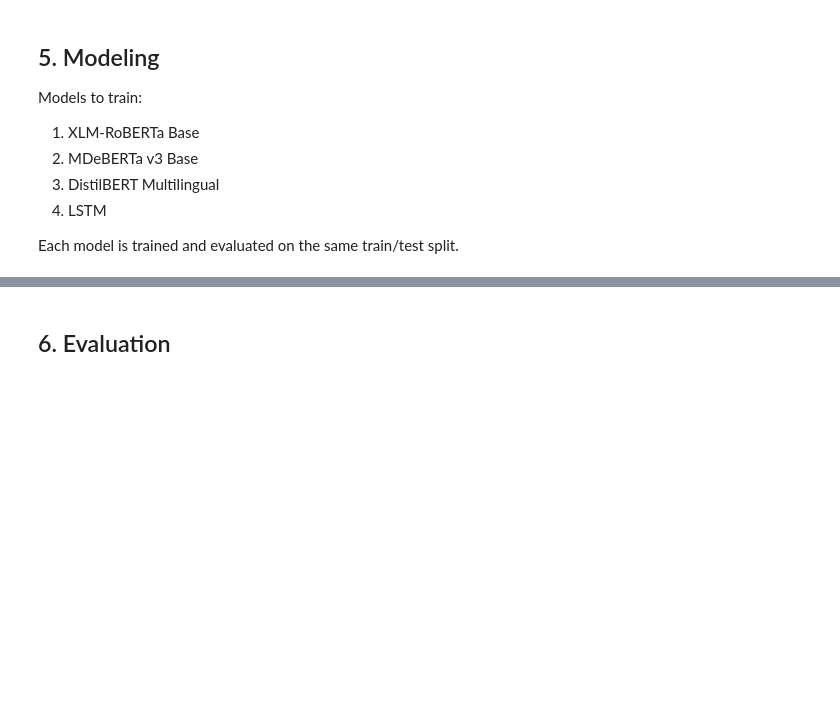
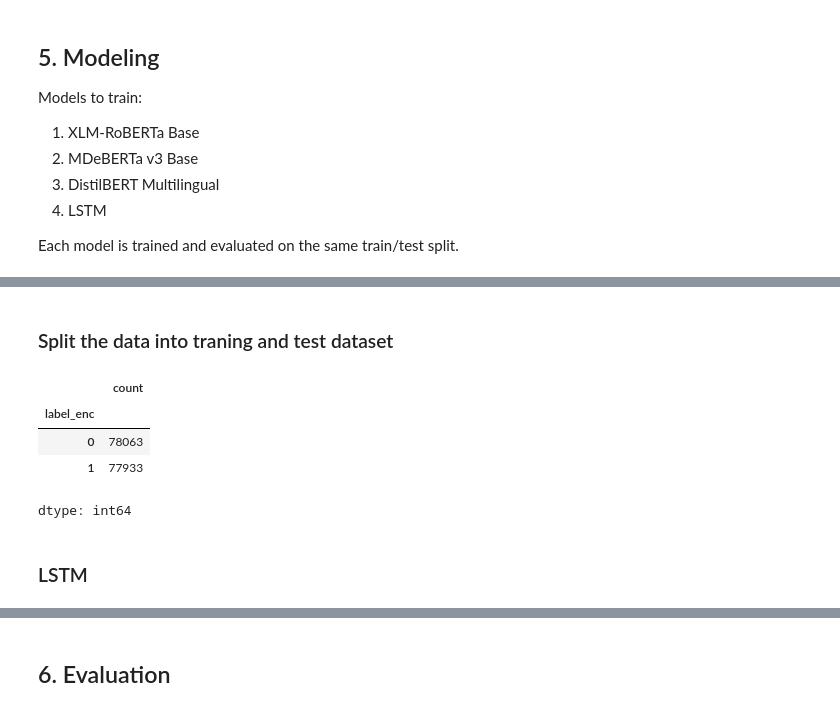
Before and after one commit to TheOctoMizer/AAI-510-Project, a Jupyter notebook: final-project.ipynb, the cells around one changed output, grey strips where cells are left out. Saved outputs shown, nothing was run; the diff lists cells and outputs as text; code cells hidden in the pictures; blank space fills up the shorter version.

Commit message:
Trained LSTM

```diff
--- a/final-project.ipynb
+++ b/final-project.ipynb
@@ -141,6 +157,8 @@ print("✅ Combined dataset saved: multilingual_sentiment_195k.csv")
 # %%
 # Encode labels
 df_all['label_enc'] = df_all['label'].map({'negative': 0, 'positive': 1})
+# %%
+df_all = df_all.dropna()
 # %% [markdown]
 ## 4. Exploratory Data Analysis
 # %%
@@ -164,0 +191,17 @@ login()
+# %% [markdown]
+### Split the data into traning and test dataset
+# %%
+train_df, test_df = train_test_split(df_all, test_size=0.2, stratify=df_all['label_enc'], random_state=42)
+
+train_ds = Dataset.from_pandas(train_df[['text', 'label_enc']])
+test_ds = Dataset.from_pandas(test_df[['text', 'label_enc']])
+# %%
+train_df['label_enc'].value_counts()
+# %% [output]
+|  | count |
+| label_enc |  |
+| 0 | 78063 |
+| 1 | 77933 |
+dtype: int64
+# %% [markdown]
+### LSTM
```
Also changed, not shown: parts of 7 cells of this notebook.
